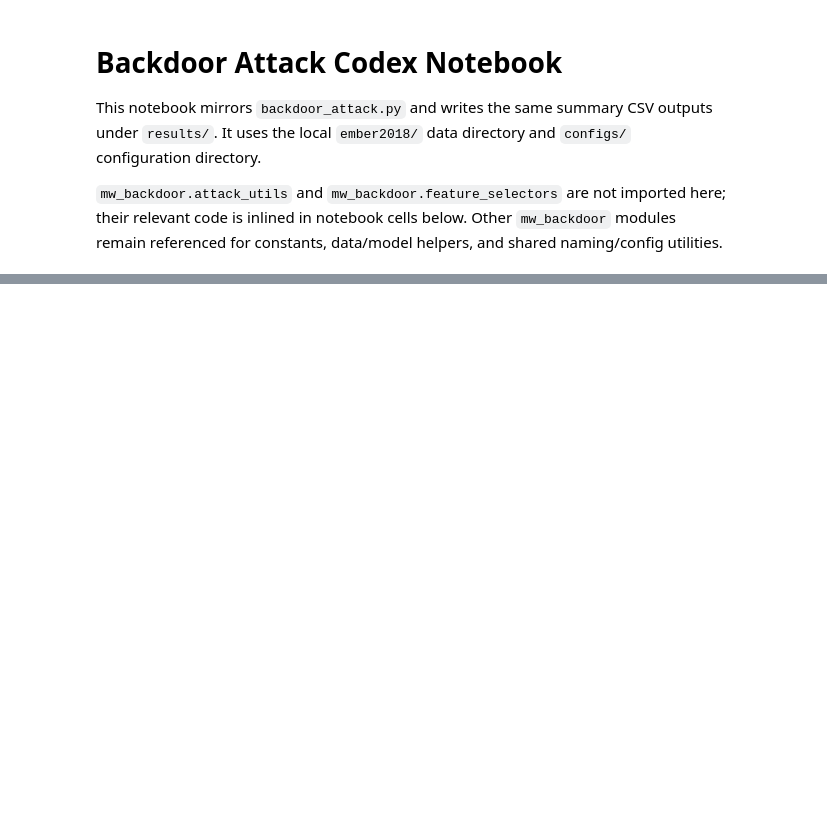
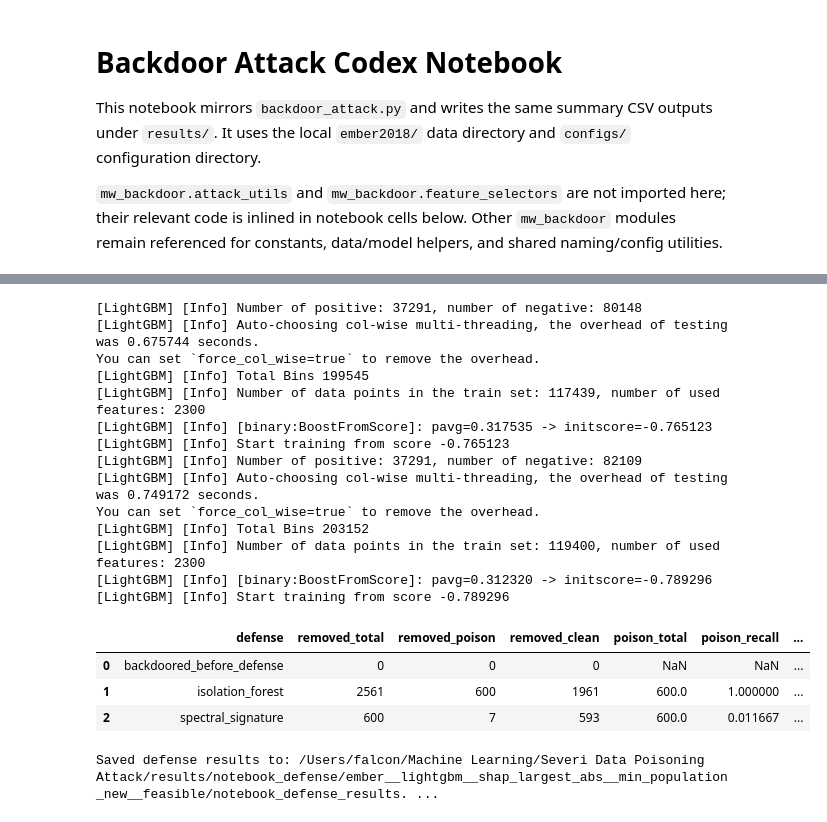
Before and after one commit to tribudiuec/severi_dp_attack, a Jupyter notebook: backdoor_codex_20pct.ipynb, the cells around one changed output, grey strips where cells are left out. Saved outputs shown, nothing was run; the diff lists cells and outputs as text; code cells hidden in the pictures; blank space fills up the shorter version.

```diff
--- a/backdoor_codex_20pct.ipynb
+++ b/backdoor_codex_20pct.ipynb
@@ -88,7 +88,7 @@ REBUILD_DYNAMIC_DATASET = False
 # Options: 'random', 'adaptive', 'feature_based_distance', 'distribution_based_distance',
 # 'shap_contribution_distance', 'mahalanobis_distance', 'cosine_similarity',
 # 'jaccard_distance', 'wasserstein_distance'.
-DYNAMIC_TRAIN_SAMPLING_STRATEGY = 'wasserstein_distance'
+DYNAMIC_TRAIN_SAMPLING_STRATEGY = 'random'
 DYNAMIC_TRAIN_SAMPLING_CONFIG = {
     'adaptive_mode': 'mid',
     'adaptive_lower_q': 0.2,
@@ -2193,6 +2193,15 @@ cfg['iterations'] = DYNAMIC_ITERATIONS
 print('Dynamic local poison rates:', DYNAMIC_LOCAL_POISON_RATES)
 print('Resolved poison sizes:', cfg['poison_size'])
 
+# The defense tutorial cells below need the poisoned training set, watermarked
+# malware test set, watermark config, and backdoored model. Setting cfg['save']
+# makes run_watermark_attack write those artifacts for each experiment.
+SAVE_DEFENSE_ARTIFACTS = True
+DEFENSE_ARTIFACT_DIR = REPO_ROOT / 'results' / 'notebook_defense'
+if SAVE_DEFENSE_ARTIFACTS:
+    cfg['save'] = str(DEFENSE_ARTIFACT_DIR)
+    print('Defense artifacts dir:', DEFENSE_ARTIFACT_DIR)
+
 summaries_by_experiment = run_attacks(cfg)
 # %% [output]
 Dynamic local poison rates: [0.005]
@@ -2231,0 +2372,54 @@ Training the new model took 29.28 seconds
+# %%
+DEFENSE_METRIC_ROWS = []
+DEFENDED_MODELS = {}
+
+if artifacts.backdoor_model is not None:
+    DEFENSE_METRIC_ROWS.append(
+        evaluate_original_or_backdoored_model(
+            artifacts.backdoor_model,
+            x_clean_test,
+            y_clean_test,
+            artifacts.X_test_watermarked_mw,
+            label='backdoored_before_defense',
+        )
+    )
+else:
+    print('Saved backdoored model was not found; baseline row will be skipped.')
+
+for defense_result in DEFENSE_RUNS:
+    evaluated = train_and_evaluate_defense(
+        defense_result,
+        X_clean_test=x_clean_test,
+        y_clean_test=y_clean_test,
+        X_test_watermarked_mw=artifacts.X_test_watermarked_mw,
+        model_id='lightgbm',
+    )
+    DEFENDED_MODELS[defense_result['name']] = evaluated['model']
+    DEFENSE_METRIC_ROWS.append(evaluated['metrics'])
+
+DEFENSE_RESULTS_DF = metrics_dataframe(DEFENSE_METRIC_ROWS)
+display(DEFENSE_RESULTS_DF)
+
+DEFENSE_RESULTS_PATH = DEFENSE_EXPERIMENT_DIR / 'notebook_defense_results.csv'
+DEFENSE_RESULTS_DF.to_csv(DEFENSE_RESULTS_PATH, index=False)
+print('Saved defense results to:', DEFENSE_RESULTS_PATH)
+# %% [output]
+[LightGBM] [Info] Number of positive: 37291, number of negative: 80148
+[LightGBM] [Info] Auto-choosing col-wise multi-threading, the overhead of testing was 0.675744 seconds.
+You can set `force_col_wise=true` to remove the overhead.
+[LightGBM] [Info] Total Bins 199545
+[LightGBM] [Info] Number of data points in the train set: 117439, number of used features: 2300
+[LightGBM] [Info] [binary:BoostFromScore]: pavg=0.317535 -> initscore=-0.765123
+[LightGBM] [Info] Start training from score -0.765123
+[LightGBM] [Info] Number of positive: 37291, number of negative: 82109
+[LightGBM] [Info] Auto-choosing col-wise multi-threading, the overhead of testing was 0.749172 seconds.
+You can set `force_col_wise=true` to remove the overhead.
+[LightGBM] [Info] Total Bins 203152
+[LightGBM] [Info] Number of data points in the train set: 119400, number of used features: 2300
+[LightGBM] [Info] [binary:BoostFromScore]: pavg=0.312320 -> initscore=-0.789296
+[LightGBM] [Info] Start training from score -0.789296
+|  | defense | removed_total | removed_poison | removed_clean | poison_total | poison_recall | ... |
+| 0 | backdoored_before_defense | 0 | 0 | 0 | NaN | NaN | ... |
+| 1 | isolation_forest | 2561 | 600 | 1961 | 600.0 | 1.000000 | ... |
+| 2 | spectral_signature | 600 | 7 | 593 | 600.0 | 0.011667 | ... |
+Saved defense results to: /Users/falcon/Machine Learning/Severi Data Poisoning Attack/results/notebook_defense/ember__lightgbm__shap_largest_abs__min_population_new__feasible/notebook_defense_results. ...
```
Also changed, not shown: parts of 8 cells of this notebook, 25 other files.
